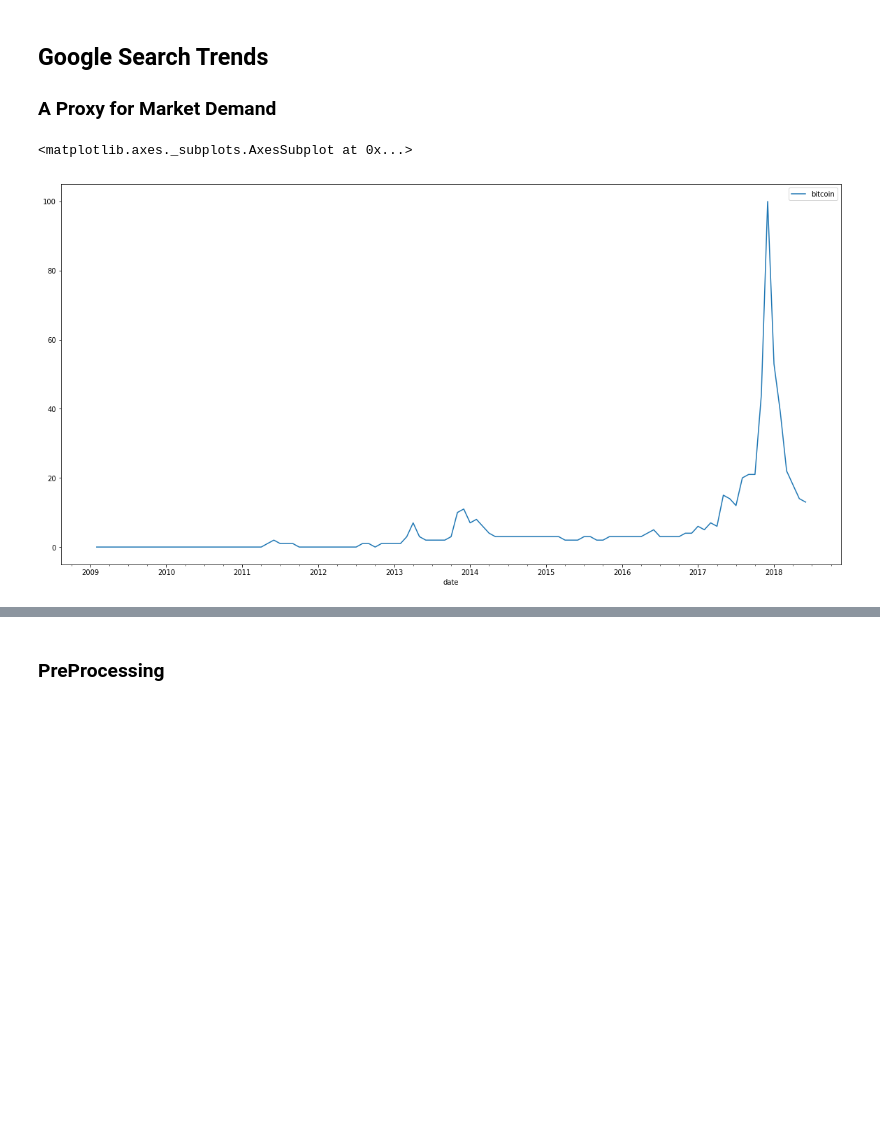
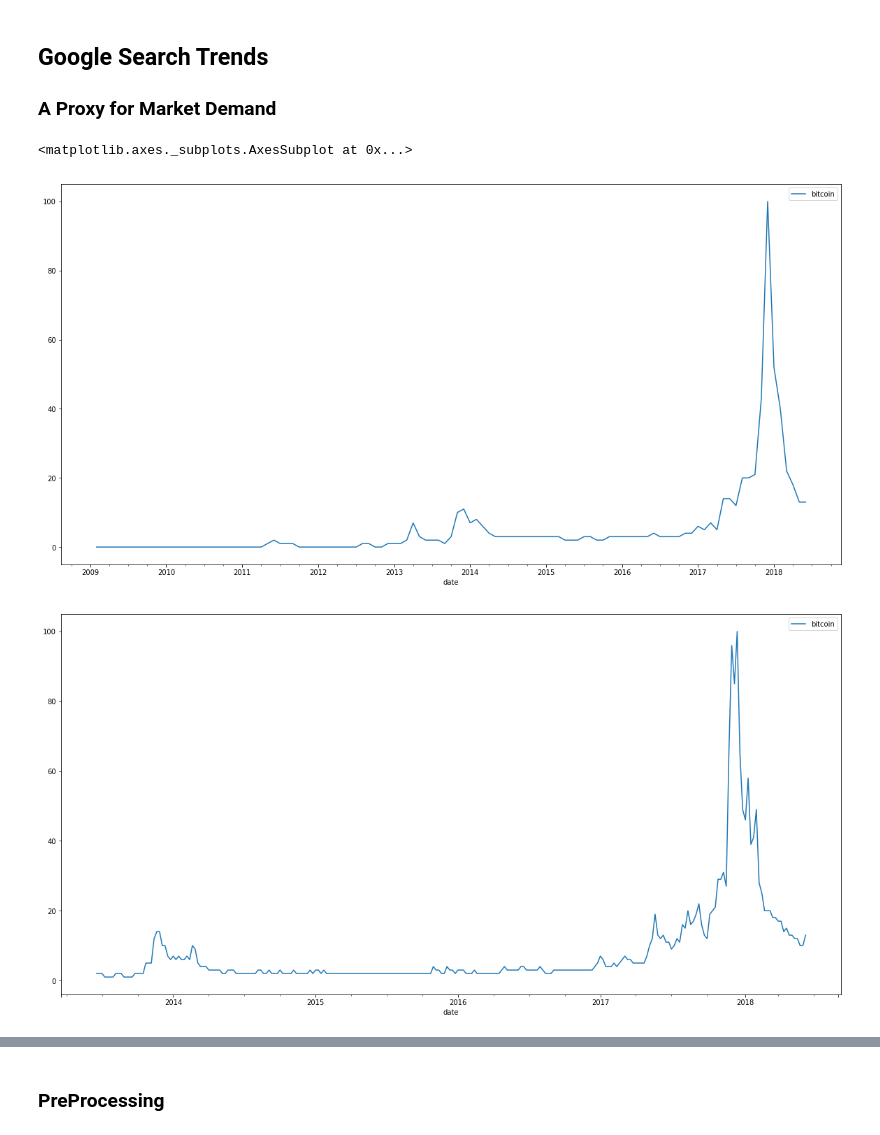
Before and after one commit to lopezdp/MachineLearningResearch, a Jupyter notebook: QuantFinance/PricingResearch.ipynb, the cells around one changed output, grey strips where cells are left out. Drawn from its saved outputs; the diff is of its cells as text; code cells hidden in the pictures; blank space fills up the shorter version.

```diff
--- a/QuantFinance/PricingResearch.ipynb
+++ b/QuantFinance/PricingResearch.ipynb
@@ -546,22 +560,33 @@ miopm.plot(title='BTC Mining Operating Margin', figsize=(18,10), logy=True)
 ### A Proxy for Market Demand
 # %%
 # Create a Google Trend Object
-pytrends = TrendReq(hl='en-US', tz=360)
+# Create 3 periods to normalize against
+totalTrend = TrendReq(hl='en-US', tz=360)
+fiveYr = TrendReq(hl='en-US', tz=360)
+earlyYrs = TrendReq(hl='en-US', tz=360)
 
 # Declare a var to store the search term
 kw_list = ["bitcoin"]
 
 # Build payload request to get data from Google trends
 # timeframe='2009-01-03 2018-05-26'
 # timeframe='2009-01-03 2013-06-26'
 # timeframe='today 5-y'
-pytrends.build_payload(kw_list, cat=0, timeframe='2009-01-03 2018-06-17', geo='', gprop='')
+totalTrend.build_payload(kw_list, cat=0, timeframe='2009-01-03 2018-06-19', geo='', gprop='')
+fiveYr.build_payload(kw_list, cat=0, timeframe='today 5-y', geo='', gprop='')
+earlyYrs.build_payload(kw_list, cat=0, timeframe='2009-01-03 2013-06-26', geo='', gprop='')
 
 # Get interest over time
-pytrends.interest_over_time()
+# Need to store this in variable to begin normalizing data set
+totalTrend.interest_over_time()
+fiveYr.interest_over_time()
+earlyYrs.interest_over_time()
 
 # Plot the Interest
-pytrends.interest_over_time().plot(figsize=(20,10))
+totalTrend.interest_over_time().plot(figsize=(20,10))
+fiveYr.interest_over_time().plot(figsize=(20,10))
+earlyYrs.interest_over_time().plot(figsize=(20,10))
 # %% [output]
 <matplotlib.axes._subplots.AxesSubplot at 0x...>
 [figure]
+[figure, added]
```
Also changed, not shown: parts of 8 cells of this notebook.
